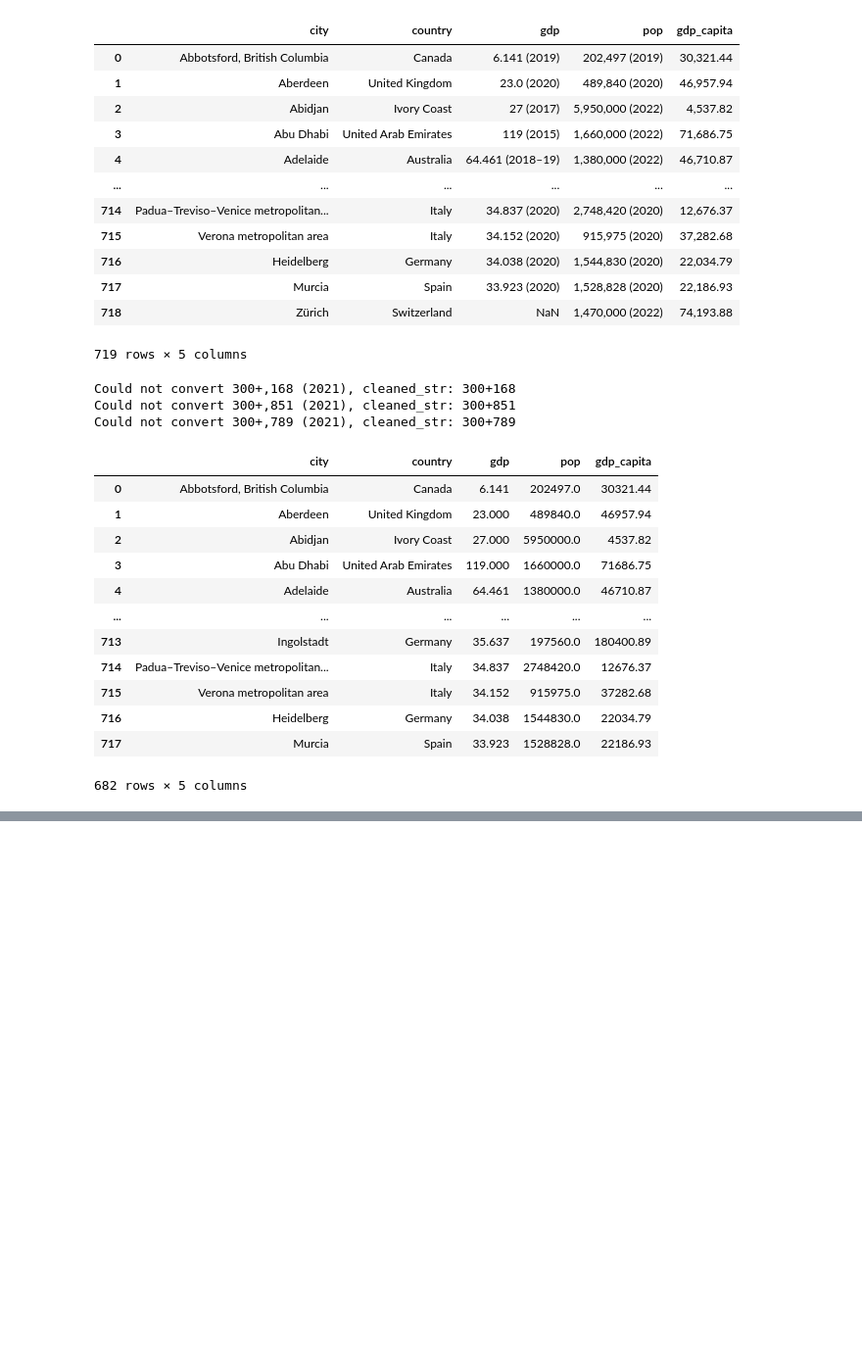
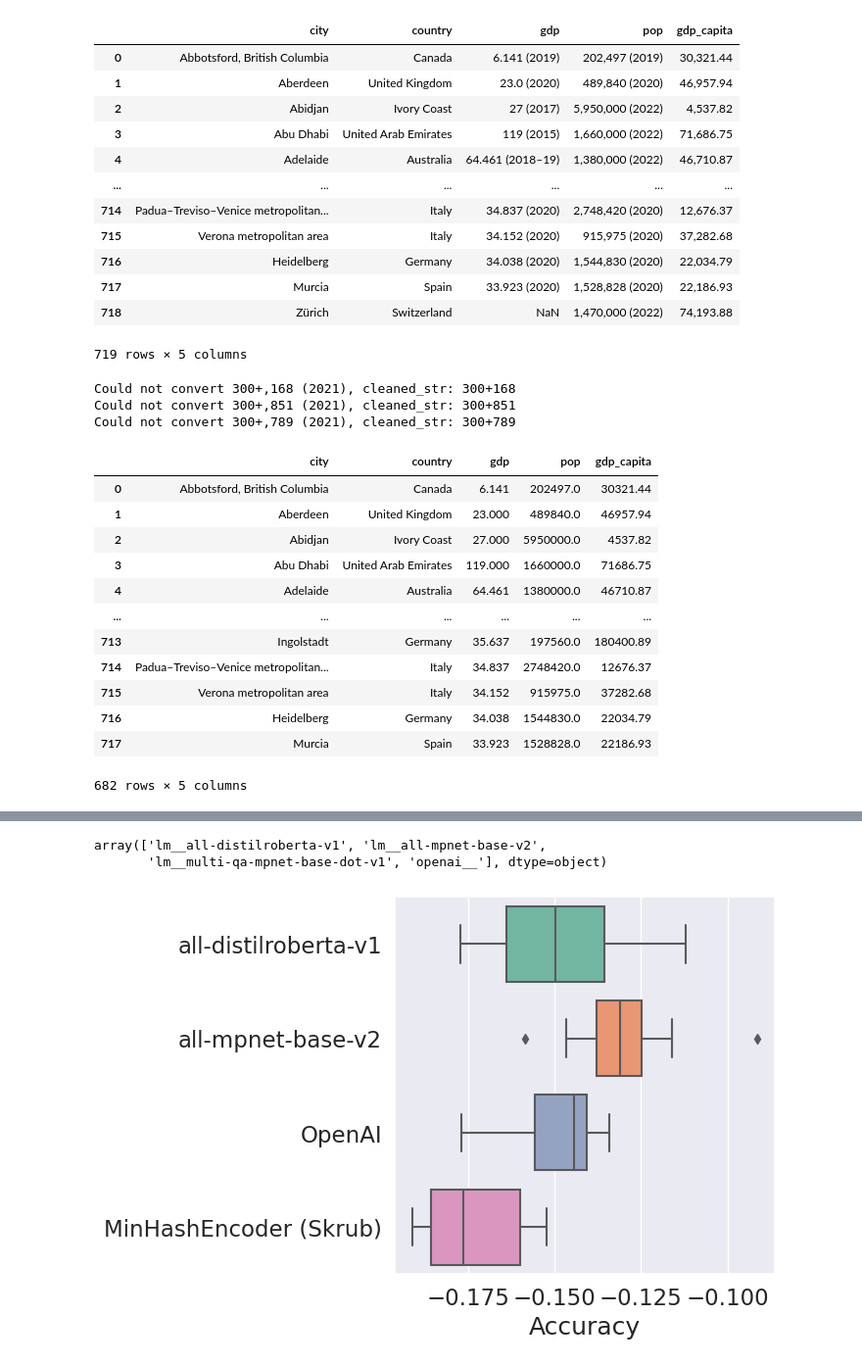
Before and after one commit to LeoGrin/lm_tab, a Jupyter notebook: scripts/clean_cities.ipynb, the cells around one changed output, grey strips where cells are left out. Shown at 98% size. Drawn from its saved outputs; the diff is of its cells as text; code cells hidden in the pictures; blank space fills up the shorter version.

```diff
--- a/scripts/clean_cities.ipynb
+++ b/scripts/clean_cities.ipynb
@@ -93,0 +492,79 @@ from sklearn.base import BaseEstimator, TransformerMixin
+# %%
+ pd.read_csv("results_pop.csv")["encoding"].unique()
+# %% [output]
+array(['lm__all-distilroberta-v1', 'lm__all-mpnet-base-v2',
+       'lm__multi-qa-mpnet-base-dot-v1', 'openai__'], dtype=object)
+# %%
+# plot results
+import seaborn as sns
+import matplotlib.pyplot as plt
+import pandas as pd
+import plotly.express as px
+
+#df = pd.read_csv("results_pop.csv")
+#results_new = pd.read_csv("results_pop_openai.csv")
+#melted_results = pd.concat([results_old, results_new])
+#melted_results = results_pop
+#df_actors = pd.read_csv("results_actors.csv")
+df = pd.read_csv("results_pop_reg.csv")
+#df = pd.concat([df_actors, df_pop])
+#df = results_pop
+#df = df_po
+#df = df[df["model"] == "LogisticRegression"]
+#df = df[df["dim_reduction"] == "passthrough"]
+#df = df[df["model"] == "LogisticRegression"]
+#melted_results = results_pop.groupby(['dataset', 'model', 'dim_reduction', 'encoding', "features"]).mean().reset_index()
+# filter encoding
+#melted_results = melted_results[melted_results["encoding"] == "lm__all-mpnet-base-v2"]
+df['encoding'] = df['encoding'].replace('openai__','OpenAI')
+# replace "lm__" by "SentenceTransformer_" as prefix
+df['encoding'] = df['encoding'].replace('lm__all-distilroberta-v1', 'all-distilroberta-v1')
+df['encoding'] = df['encoding'].replace('lm__all-mpnet-base-v2', 'all-mpnet-base-v2')
+df["encoding"] = df["encoding"].replace("skrub__minhash_30", "MinHashEncoder (Skrub)")
+# only these encodings
+df = df[df['encoding'].isin(['all-distilroberta-v1', 'all-mpnet-base-v2', 'OpenAI', "MinHashEncoder (Skrub)"])]
+
+# # Create the plot
+# fig = px.box(
+#     data_frame=df,
+#     x="accuracy",
+#     #color="model",
+#     y="encoding",
+#     #shape="model",
+#     #color="dim_reduction",
+#     #hover_data=["model", "dim_reduction", "encoding", "features"],
+#     #labels={"accuracy": "Accuracy", "dataset": "Dataset", "model": "Model"},
+#     labels={"accuracy": "Accuracy", "encoding": ""},
+#     height=600,
+#     width=700,
+# )
+# # bigger font
+# fig.update_layout(font=dict(size=20))
+# # vertical line for random guessing
+# fig.add_vline(x=0.5, line_width=3, line_dash="dash", line_color="black")
+# # start x at 0.5
+# fig.update_xaxes(range=[0.45, 0.90])
+# fig.show()
+
+# use seaborn
+sns.set_theme(style="whitegrid")
+# layout paper
+sns.set_context("paper")
+sns.set(font_scale=1.5)
+
+# Create the plot
+fig, ax = plt.subplots(figsize=(5, 5))
+sns.boxplot(x="test_neg_mean_squared_error", y="encoding", data=df, ax=ax, palette="Set2")
+# bigger font
+# scale 1.5
+ax.set_xlabel("Accuracy")
+ax.set_ylabel("")
+# vertical line for random guessing
+#ax.axvline(x=0.5, linestyle="--", color="black")
+
+# save plot
+fig.savefig("../figures/results_pop.pdf", bbox_inches='tight')
+# save plot
+#fig.write_image("../figures/results_pop_pred.pdf")
+# %% [output]
+[figure, added]
```
Also changed, not shown: parts of 41 cells of this notebook, 31 other files.
